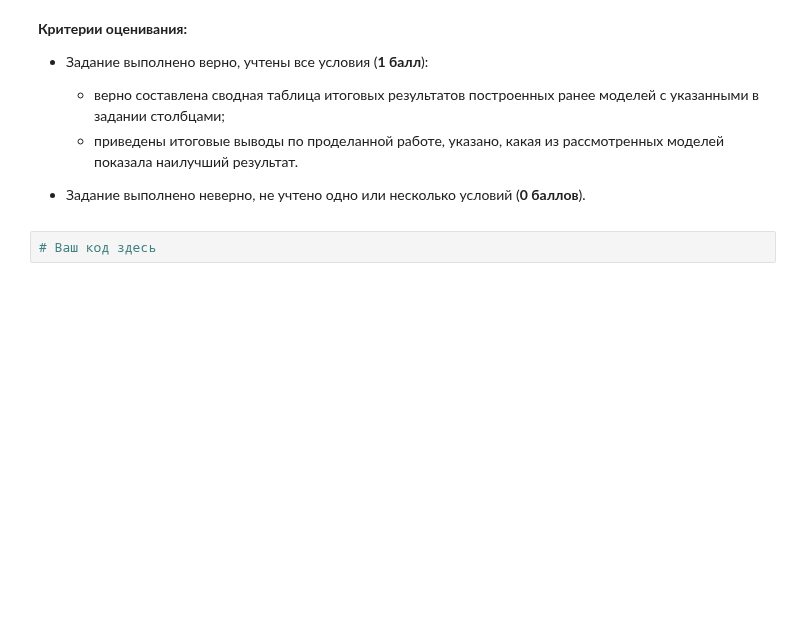
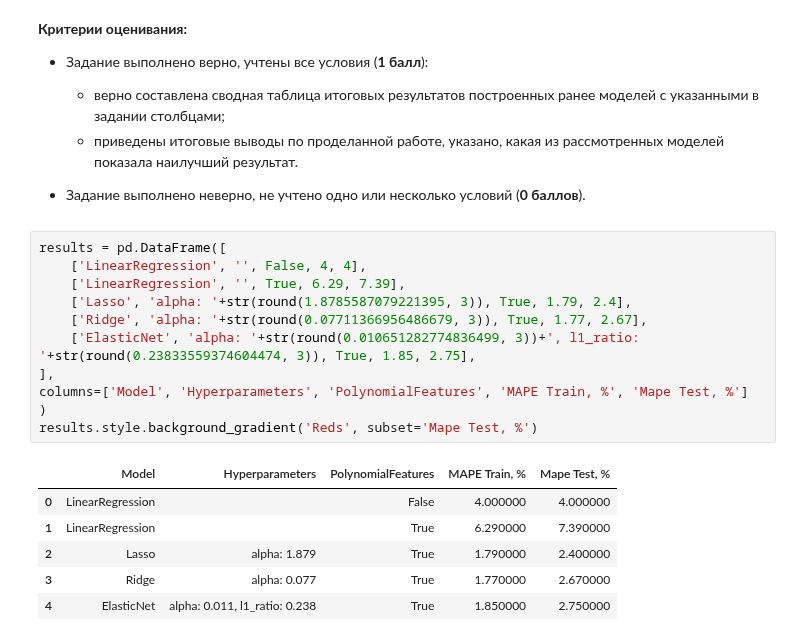
Before and after one commit to ScReameer/DS-learning, a Jupyter notebook: Math/Block-5/Module-2. Linear algebra in the context of linear methods. Part II/MATH_ML-2._Practice.ipynb, the cells around one changed output. Cells and saved outputs as stored; diff of their text form; blank space fills up the shorter version.

```diff
--- a/Math/Block-5/Module-2. Linear algebra in the context of linear methods. Part II/MATH_ML-2._Practice.ipynb
+++ b/Math/Block-5/Module-2. Linear algebra in the context of linear methods. Part II/MATH_ML-2._Practice.ipynb
@@ -653,5 +654,21 @@ Test MAPE: 2.34 %
 
 - Задание выполнено неверно, не учтено одно или несколько условий (**0 баллов**).
 # %%
-# Ваш код здесь
+results = pd.DataFrame([
+    ['LinearRegression', '', False, 4, 4],
+    ['LinearRegression', '', True, 6.29, 7.39],
+    ['Lasso', 'alpha: '+str(round(1.8785587079221395, 3)), True, 1.79, 2.4],
+    ['Ridge', 'alpha: '+str(round(0.07711366956486679, 3)), True, 1.77, 2.67],
+    ['ElasticNet', 'alpha: '+str(round(0.010651282774836499, 3))+', l1_ratio: '+str(round(0.23833559374604474, 3)), True, 1.85, 2.75],
+],
+columns=['Model', 'Hyperparameters', 'PolynomialFeatures', 'MAPE Train, %', 'Mape Test, %']
+)
+results.style.background_gradient('Reds', subset='Mape Test, %')
+# %% [output]
+|  | Model | Hyperparameters | PolynomialFeatures | MAPE Train, % | Mape Test, % |
+| 0 | LinearRegression |  | False | 4.000000 | 4.000000 |
+| 1 | LinearRegression |  | True | 6.290000 | 7.390000 |
+| 2 | Lasso | alpha: 1.879 | True | 1.790000 | 2.400000 |
+| 3 | Ridge | alpha: 0.077 | True | 1.770000 | 2.670000 |
+| 4 | ElasticNet | alpha: 0.011, l1_ratio: 0.238 | True | 1.850000 | 2.750000 |
 # %% [markdown]
```
Also changed, not shown: parts of 12 cells of this notebook.
